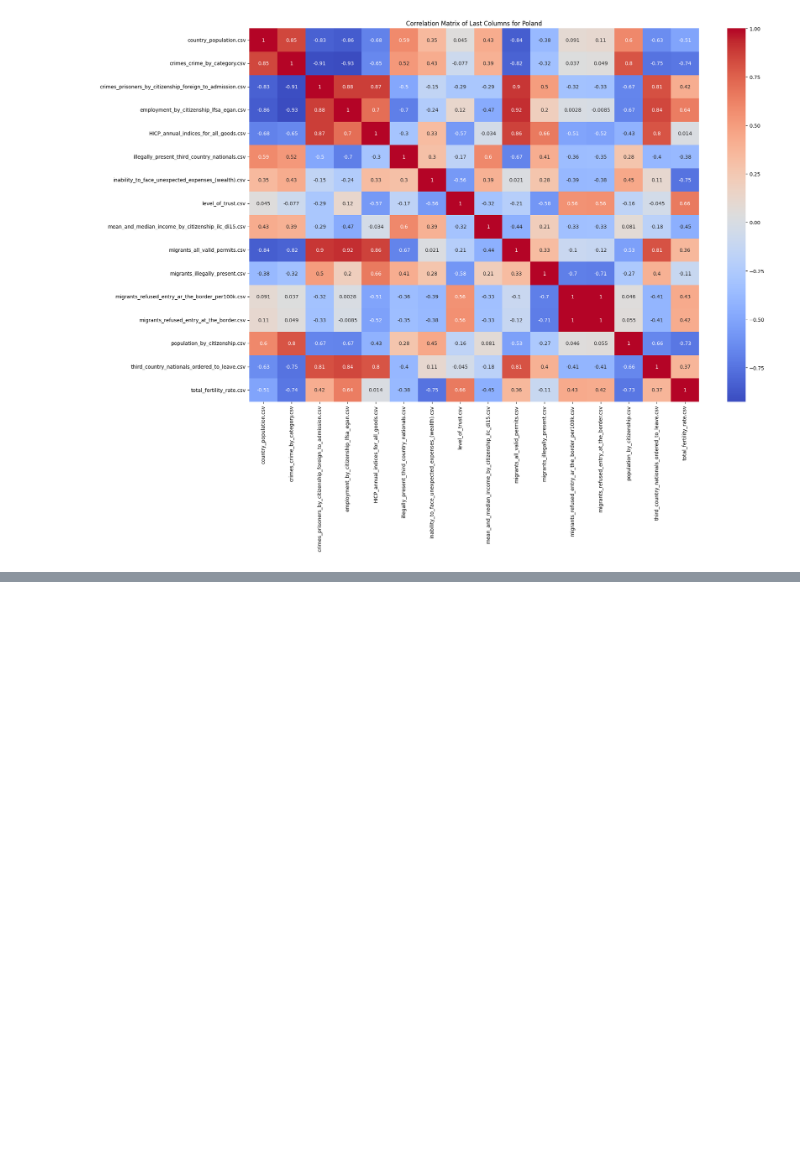
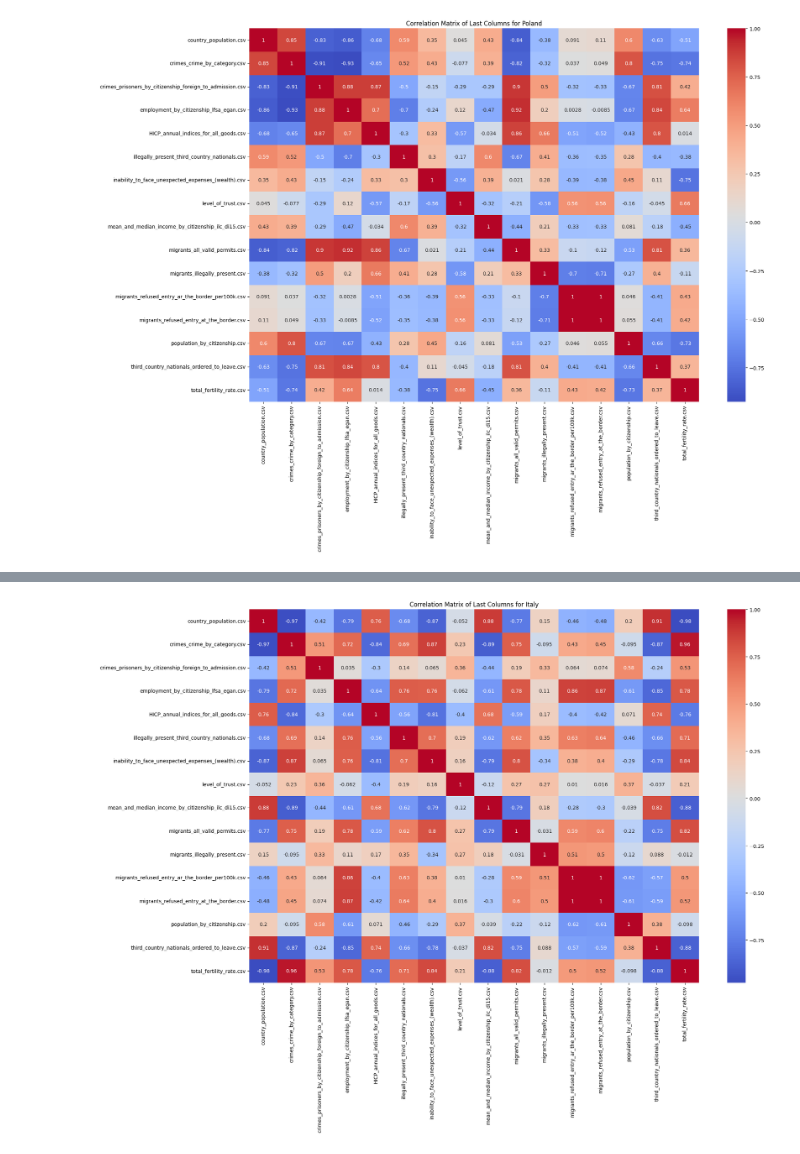
Before and after one commit to natix-x/Data-mining-in-Migration-Analysis, a Jupyter notebook: analysis/correlation_matrix.ipynb, the cells around one changed output, grey strips where cells are left out. Saved outputs shown, nothing was run; the diff lists cells and outputs as text; code cells hidden in the pictures; blank space fills up the shorter version.

```diff
--- a/analysis/correlation_matrix.ipynb
+++ b/analysis/correlation_matrix.ipynb
@@ -45,0 +56,4 @@ plt.show()
+# %%
+cor_matrix_per_country('Italy')
+# %% [output]
+[figure, added]
```
Also changed, not shown: parts of 8 cells of this notebook.
